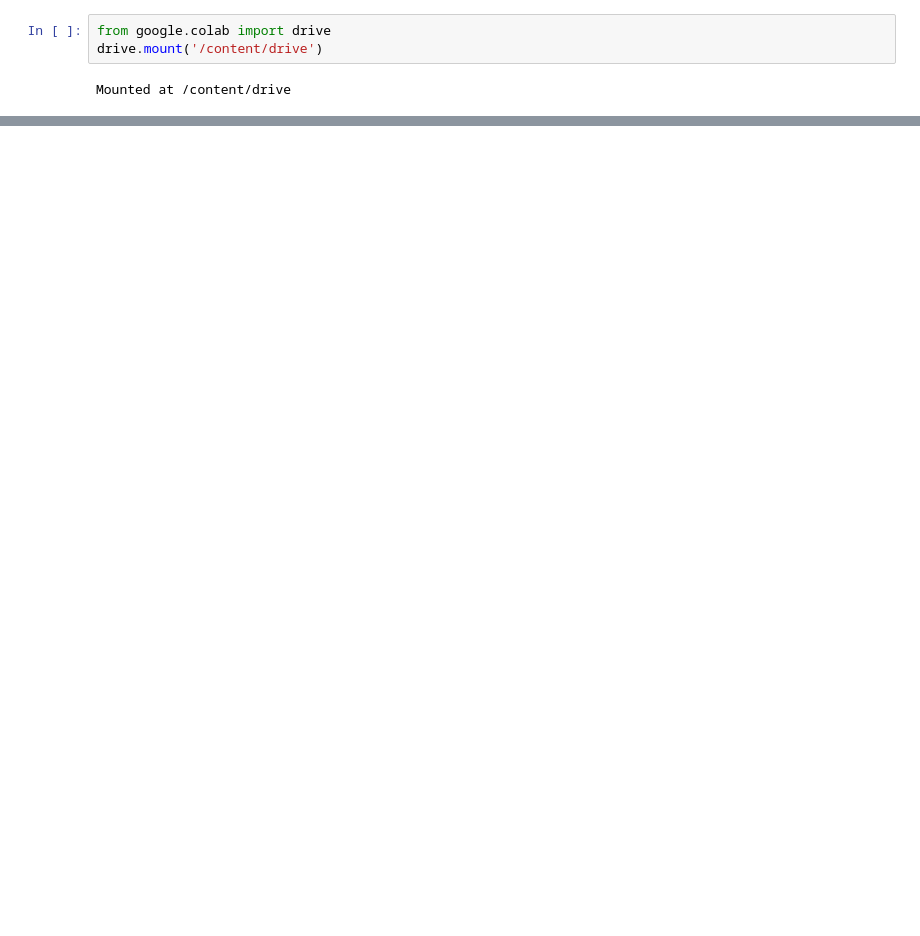
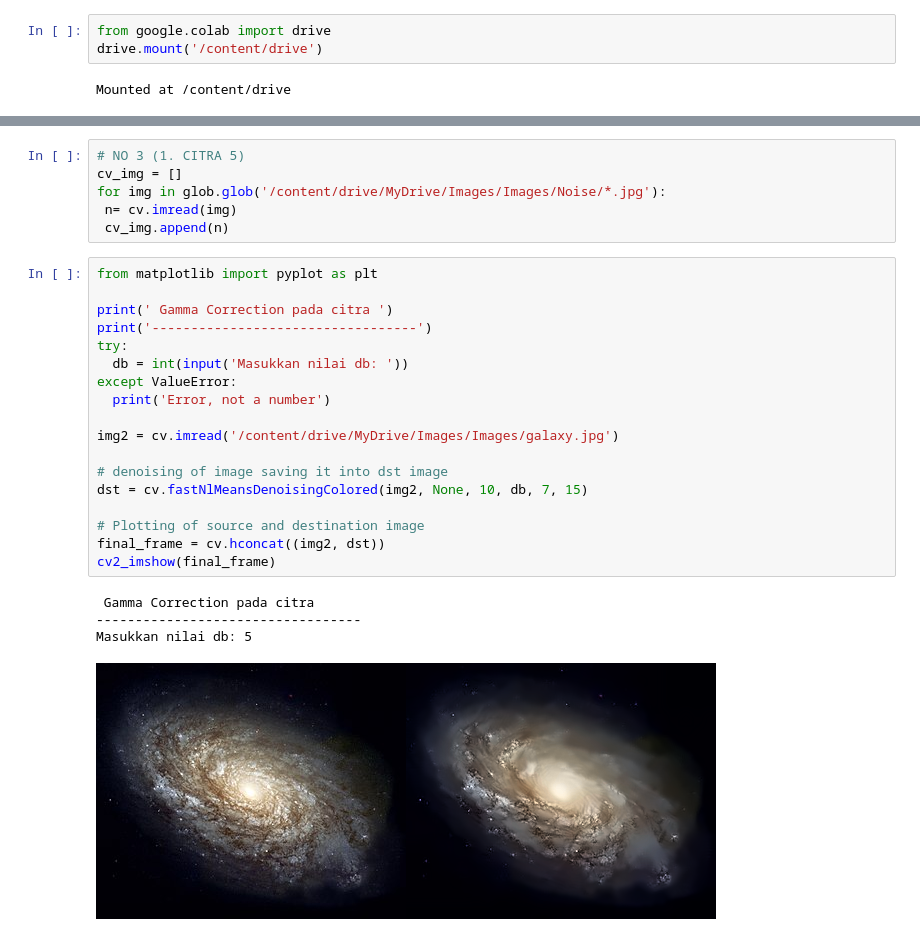
Before and after one commit to muakjabraz/PCVK_Ganjil_2022, a Jupyter notebook: Week4.ipynb, the cells around one changed output, grey strips where cells are left out. Drawn from its saved outputs; the diff is of its cells as text; blank space fills up the shorter version.

```diff
--- a/Week4.ipynb
+++ b/Week4.ipynb
@@ -32,0 +72,29 @@ Masukkan nilai Gamma: 3
+# %%
+# NO 3 (1. CITRA 5)
+cv_img = []
+for img in glob.glob('/content/drive/MyDrive/Images/Images/Noise/*.jpg'):
+ n= cv.imread(img)
+ cv_img.append(n)
+# %%
+from matplotlib import pyplot as plt
+
+print(' Gamma Correction pada citra ')
+print('----------------------------------')
+try:
+  db = int(input('Masukkan nilai db: '))
+except ValueError:
+  print('Error, not a number')
+
+img2 = cv.imread('/content/drive/MyDrive/Images/Images/galaxy.jpg')
+
+# denoising of image saving it into dst image
+dst = cv.fastNlMeansDenoisingColored(img2, None, 10, db, 7, 15)
+
+# Plotting of source and destination image
+final_frame = cv.hconcat((img2, dst))
+cv2_imshow(final_frame)
+# %% [output]
+ Gamma Correction pada citra
+----------------------------------
+Masukkan nilai db: 5
+[figure, added]
```
Also changed, not shown: parts of 9 cells of this notebook.
